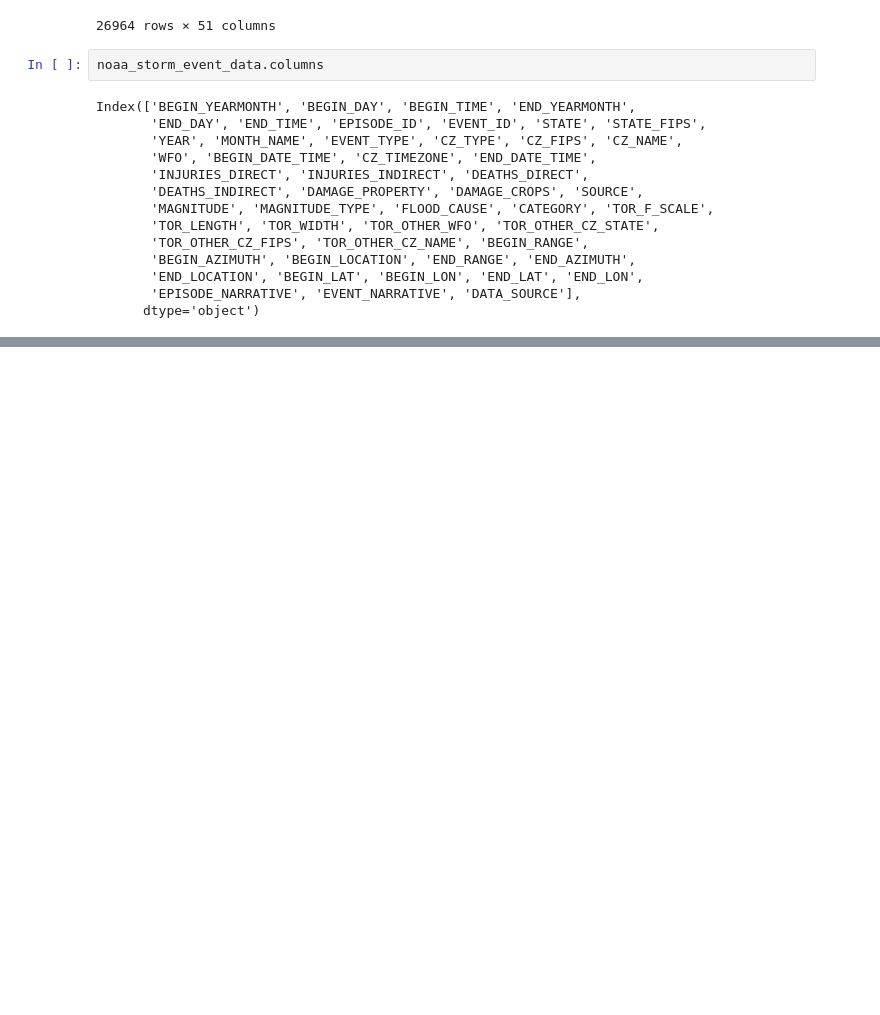
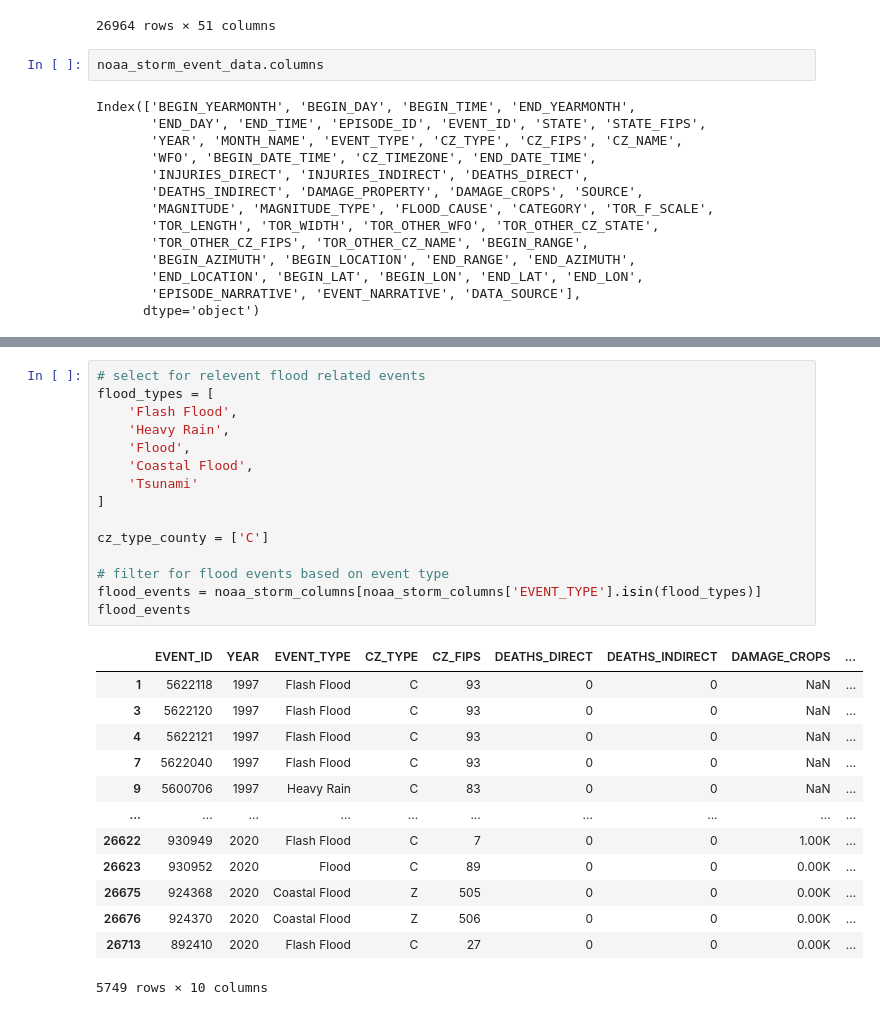
Before and after one commit to Eagle-Rock-Analytics/carb-climate-index, a Jupyter notebook: scripts/data_metric_calc/climate_flood_loss.ipynb, the cells around one changed output, grey strips where cells are left out. Saved outputs shown, nothing was run; the diff lists cells and outputs as text; blank space fills up the shorter version.

```diff
--- a/scripts/data_metric_calc/climate_flood_loss.ipynb
+++ b/scripts/data_metric_calc/climate_flood_loss.ipynb
@@ -146,0 +106,29 @@ array([0, 3, 1, 2], dtype=int64)
+# %%
+# select for relevent flood related events
+flood_types = [
+    'Flash Flood',
+    'Heavy Rain',
+    'Flood',
+    'Coastal Flood',
+    'Tsunami'
+]
+
+cz_type_county = ['C']
+
+# filter for flood events based on event type
+flood_events = noaa_storm_columns[noaa_storm_columns['EVENT_TYPE'].isin(flood_types)]
+flood_events
+# %% [output]
+|  | EVENT_ID | YEAR | EVENT_TYPE | CZ_TYPE | CZ_FIPS | DEATHS_DIRECT | DEATHS_INDIRECT | DAMAGE_CROPS | ... |
+| 1 | 5622118 | 1997 | Flash Flood | C | 93 | 0 | 0 | NaN | ... |
+| 3 | 5622120 | 1997 | Flash Flood | C | 93 | 0 | 0 | NaN | ... |
+| 4 | 5622121 | 1997 | Flash Flood | C | 93 | 0 | 0 | NaN | ... |
+| 7 | 5622040 | 1997 | Flash Flood | C | 93 | 0 | 0 | NaN | ... |
+| 9 | 5600706 | 1997 | Heavy Rain | C | 83 | 0 | 0 | NaN | ... |
+| ... | ... | ... | ... | ... | ... | ... | ... | ... | ... |
+| 26622 | 930949 | 2020 | Flash Flood | C | 7 | 0 | 0 | 1.00K | ... |
+| 26623 | 930952 | 2020 | Flood | C | 89 | 0 | 0 | 0.00K | ... |
+| 26675 | 924368 | 2020 | Coastal Flood | Z | 505 | 0 | 0 | 0.00K | ... |
+| 26676 | 924370 | 2020 | Coastal Flood | Z | 506 | 0 | 0 | 0.00K | ... |
+| 26713 | 892410 | 2020 | Flash Flood | C | 27 | 0 | 0 | 0.00K | ... |
+5749 rows × 10 columns
```
Also changed, not shown: parts of 24 cells of this notebook.
